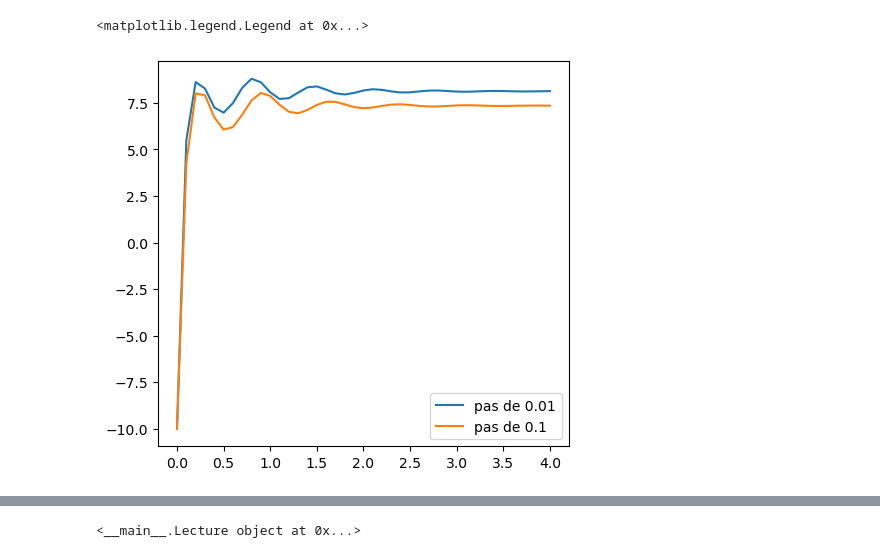
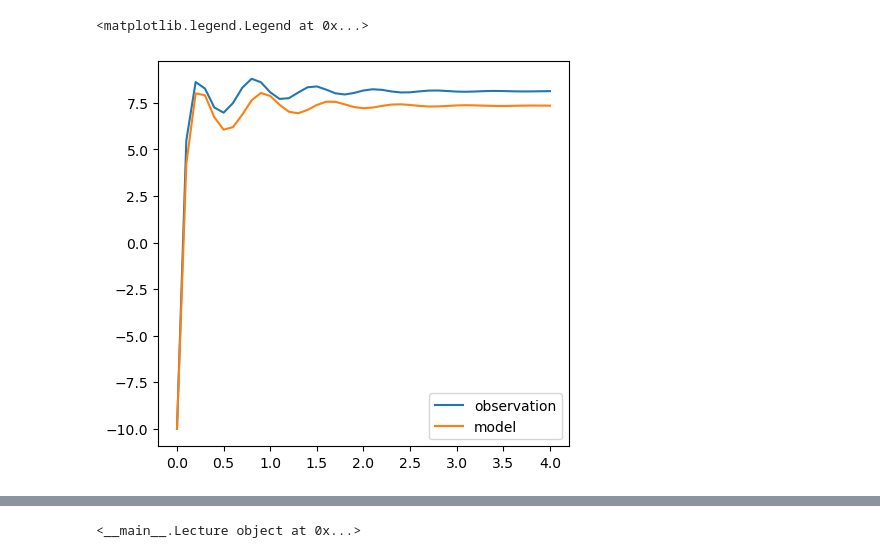
Before and after one commit to master-csmi/2022-m1-lorenz, a Jupyter notebook: examples/cpp/enkf/Resultat_cpp.ipynb, the cells around one changed output, grey strips where cells are left out. Cells and saved outputs as stored; diff of their text form; code cells hidden in the pictures.

```diff
--- a/examples/cpp/enkf/Resultat_cpp.ipynb
+++ b/examples/cpp/enkf/Resultat_cpp.ipynb
@@ -276,12 +276,12 @@ print(lorenz2)
 # %%
 fig=plt.figure(figsize=(18,5))
 ax1 = fig.add_subplot(1,3,2)
-ax1.plot(lorenz1[3],lorenz1[0],label="pas de 0.01")
-ax1.plot(lorenz2[3],lorenz2[0],label="pas de 0.1")
+ax1.plot(lorenz1[3],lorenz1[0],label="observation")
+ax1.plot(lorenz2[3],lorenz2[0],label="model")
 ax1.legend()
 # %% [output]
 <matplotlib.legend.Legend at 0x...>
-[figure, old version]
+[figure, new version]
 # %%
 
 γ=(12.,6.,12.)  #(σ,b,r)
```
Also changed, not shown: parts of 4 cells of this notebook, 1 other file.
